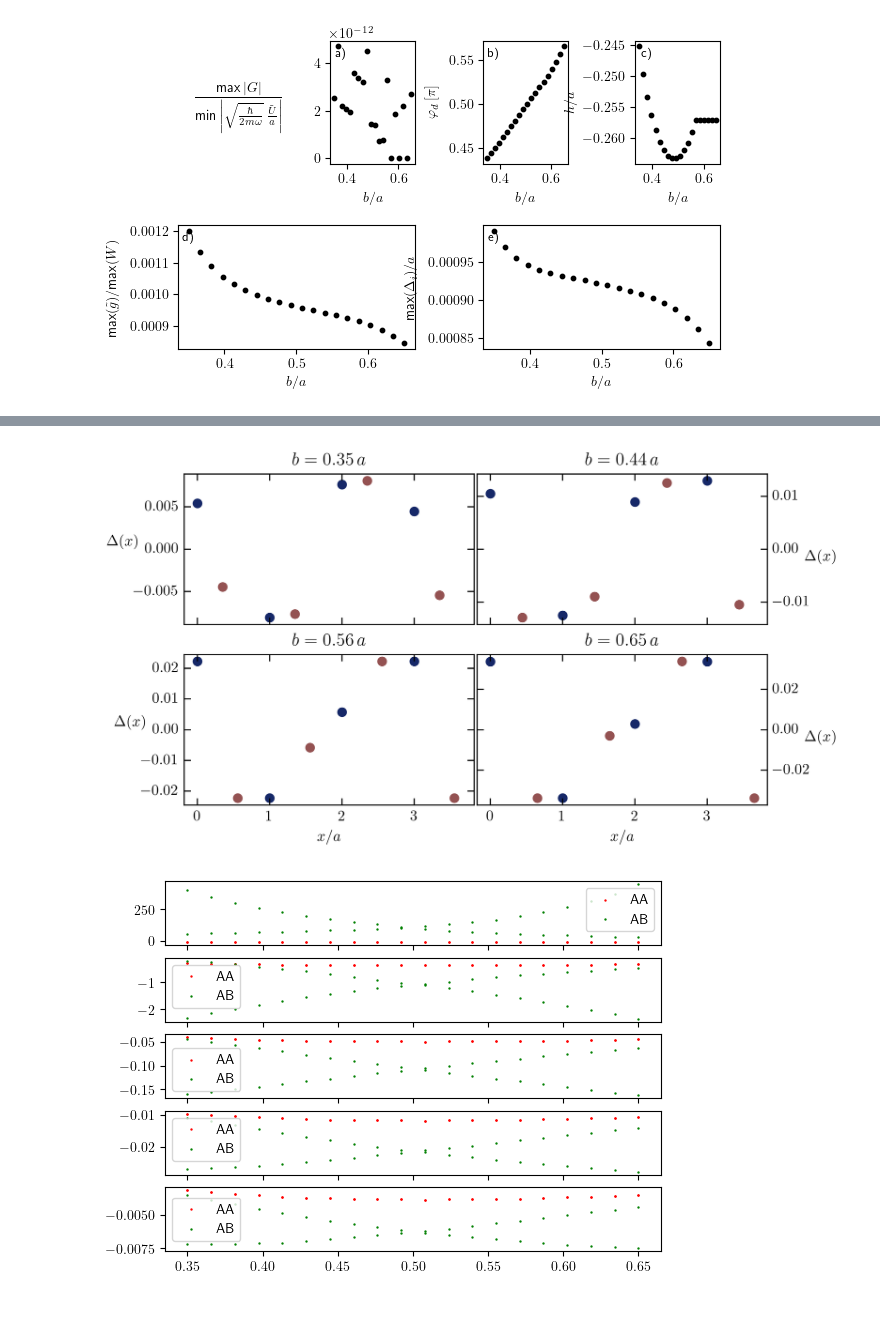
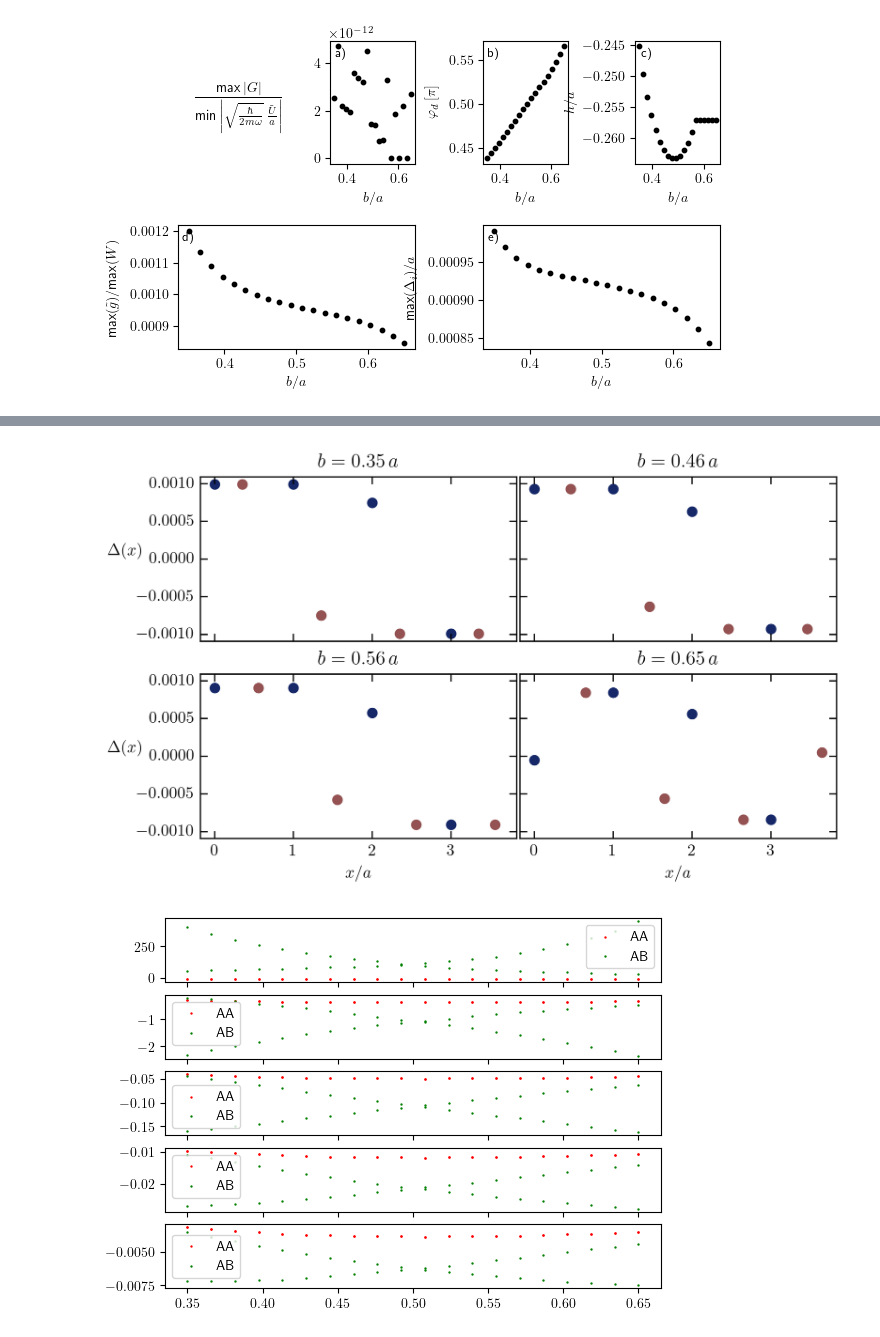
Before and after one commit to ChriGomm/master, a Jupyter notebook: numerics/interactions.ipynb, the cells around one changed output, grey strips where cells are left out. Saved outputs shown, nothing was run; the diff lists cells and outputs as text; code cells hidden in the pictures; blank space fills up the shorter version.

```diff
--- a/numerics/interactions.ipynb
+++ b/numerics/interactions.ipynb
@@ -426,8 +426,7 @@ class Setup_Fig():
     name_of_plot = None
     xax_share = None
     yax_share = None
-    joined= None
-    def __init__(self,name_of_plot = "sign_of_ev1.pdf",xlim=None,ylim=None,tickp=TickProperties(),formater=Format(),xax_share = False, yax_share = False, joined= False,fig_width = 12*cm,fig_height = 4.8/6.4*12*cm):
+    def __init__(self,name_of_plot = "sign_of_ev1.pdf",xlim=None,ylim=None,tickp=TickProperties(),formater=Format(),xax_share = False, yax_share = False,fig_width = 12*cm,fig_height = 4.8/6.4*12*cm):
         self.xlim=xlim
         self.ylim = ylim
         self.tickprop =tickp
@@ -435,7 +434,6 @@ class Setup_Fig():
         self.name_of_plot = name_of_plot
         self.xax_share = xax_share
         self.yax_share = yax_share
-        self.joined = joined
         self.fig_height = fig_height
         self.fig_width = fig_width
 
@@ -501,14 +499,14 @@ class Setup_Fig():
 
 
         # axlimits have to be adapted
-        try:
-            current_ax.set_xlim(*self.xlim)
-        except:
-            pass
-        try:
-            current_ax.set_ylim(*self.ylim)
-        except:
-            pass
+        # try:
+        #     current_ax.set_xlim(*self.xlim)
+        # except:
+        #     pass
+        # try:
+        #     current_ax.set_ylim(*self.ylim)
+        # except:
+        #     pass
 
         if set_ticks:
             if tickprop.STRIP_OF_ZEROS_X:
@@ -2207,9 +2288,12 @@ np.save("topological_phenomena_dipoles/parameters_for_zero_first_order/b_diff_de
 np.save("topological_phenomena_dipoles/parameters_for_zero_first_order/phih_diff_del_chosen_opt",opt_param)
 # np.save("topological_phenomena_dipoles/parameters_for_zero_first_order/phid1",phis)
 # %%
-phis_plot = phis
-hs_plot = hs
-setup = Setup_Fig(name_of_plot='lam2_anal_ml.png',fig_width=7,fig_height=4,xax_share=True,joined=True)
+# phis_plot = phis
+# hs_plot = hs
+l = 3
+phis_plot = opt_param[l][0]
+hs_plot = opt_param[l][1]
+setup = Setup_Fig(name_of_plot='lam2_anal_ml.png',fig_width=7,fig_height=4,xax_share=True,yax_share=True)
 # fig = plt.figure(figsize=(setup.fig_width,setup.fig_height))
 # fig.tight_layout()
 # gs = gridspec.GridSpec(2,4, figure=fig)
@@ -2225,6 +2309,7 @@ setup = Setup_Fig(name_of_plot='lam2_anal_ml.png',fig_width=7,fig_height=4,xax_s
 # N = 30
 pad = 7
 fig, ax = setup.return_fig((2,2))
+# fig, ax = plt.subplots(2,2,sharex=True,sharey=True)
 # b = np.linspace(0.25,0.75,N)
 # b = np.linspace(0.3,0.7,N)
 n = 0
@@ -2236,41 +2321,43 @@ wrapper = [[],[]]
 #     beta = grad_long_range(b[i],hs[i],a,chain_length,nom_der1_vec,np.array([np.cos(phis[i]),np.sin(phis[i])]))
 #     dis = np.linalg.solve(dmat,beta)
 #     ax2.scatter(b[i],np.max(np.abs(dis)),s=10,color="0")
-for i in [0,9,20,29]:
+# for i in [0,9,20,29]:
+for i in [0,7,13,19]:
 
     latticeA = np.stack((np.arange(chain_length//2+chain_length%2),np.zeros(chain_length//2+chain_length%2))).T * a
     latticeB = np.stack((np.arange(chain_length//2)*a+b[i],np.ones(chain_length//2)*hs_plot[i])).T
     # fig, ax = plt.subplots(1,1)
     # dmat = hopping_Ham(b[i],hs[i],(m*w**2*r**2/V)[-1]/10**8,a,chain_length,lambda x, y: dip_derivative_full_vec(x, y),np.array([np.cos(phis[i]),np.sin(phis[i])]))
     dmat = hopping_Ham(b[i],hs_plot[i],Deltas[l],a,chain_length,lambda x, y: dip_derivative_full_vec(x, y),np.array([np.cos(phis_plot[i]),np.sin(phis_plot[i])]))
     # bdg = BdG_Ham(b[i],hs[i],(m*w**2*r**2/V)[-1]/10**8,a,chain_length,lambda x, y: dip_derivative_full_vec(x, y),np.array([np.cos(phis[i]),np.sin(phis[i])]))
     # eig = np.linalg.eigvals(dmat)
     # ax1.scatter(b[i],np.max(np.abs(np.real(eig))),color='0',s=10)
 
 
     beta = grad_long_range(b[i],hs_plot[i],a,chain_length,nom_der1_vec,np.array([np.cos(phis_plot[i]),np.sin(phis_plot[i])]))
     dis = np.linalg.solve(dmat,beta)
 
     ax[n//2,n%2].scatter(latticeA[:,0],dis[::2],color="#162868ff",s=30)
     ax[n//2,n%2].scatter(latticeB[:,0],dis[1::2],color="#945252ff",s=30)
     ax[n//2,n%2].set_title(r"$b={:.2f}\,a$".format(b[i]))
-    wrapper[n//2].append(lambda k=n%2, s=n//2: setup.format_ax(ax[s,k],shape=(2,2),j=int(k>0),set_ticks=False,bottom=s))
-    ax[n//2,n%2].set_ylabel(r"$\Delta(x)$",rotation=0,labelpad=pad)
+    wrapper[n//2].append(lambda k=n%2, s=n//2: setup.format_ax(ax[s,k],shape=(2,2),j=-int(k>0),set_ticks=False,bottom=s))
+
     ax[n//2,n%2] = wrapper[n//2][n%2]()
     n+=1
 for i in range(2):
+    ax[i,0].set_ylabel(r"$\Delta(x)$",rotation=0,labelpad=pad)
     ax[1,i].set_xlabel(r"$x/a$")
 
 # ax4.text(0.02,0.88,"d)",fontsize=9,transform=ax4.transAxes)
 # ax5.text(0.02,0.88,"e)",fontsize=9,transform=ax5.transAxes)
 # ax1.text(0.06,0.87,"a)",fontsize=9,transform=ax1.transAxes)
 # ax2.text(0.06,0.87,"b)",fontsize=9,transform=ax2.transAxes)
 # ax3.text(0.06,0.87,"c)",fontsize=9,transform=ax3.transAxes)
 plt.subplots_adjust(wspace=0.01,hspace=0.2)
-# plt.savefig("/home//christian/Documents/master/protocol/pictures/"+"Deltas3.pdf",bbox_inches='tight')#free_evol_1spto10coupling
+plt.savefig("/home//christian/Documents/master/protocol/pictures/"+"Deltas4.pdf",bbox_inches='tight')#free_evol_1spto10coupling
 plt.show()
 # %% [output]
-[figure, old version]
+[figure, new version]
 # %%
 int_range = 5
 a=1
```
Also changed, not shown: parts of 3 cells of this notebook, 21 other files.
